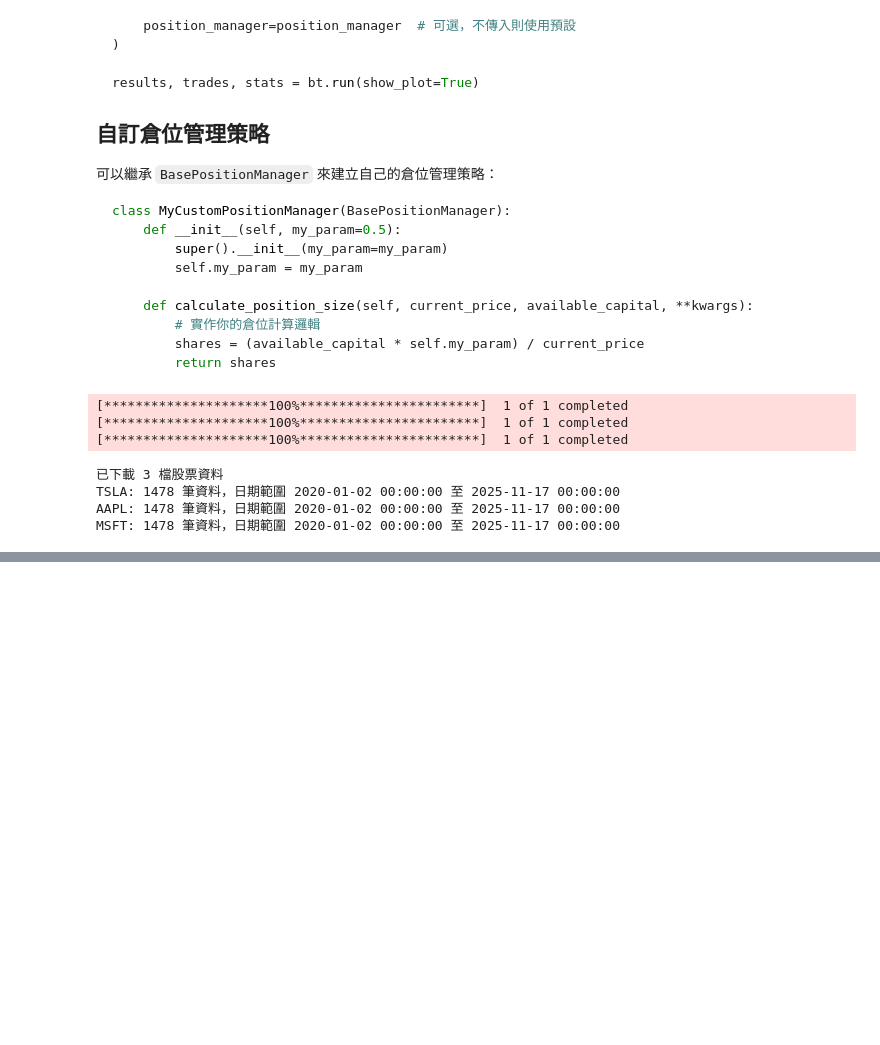
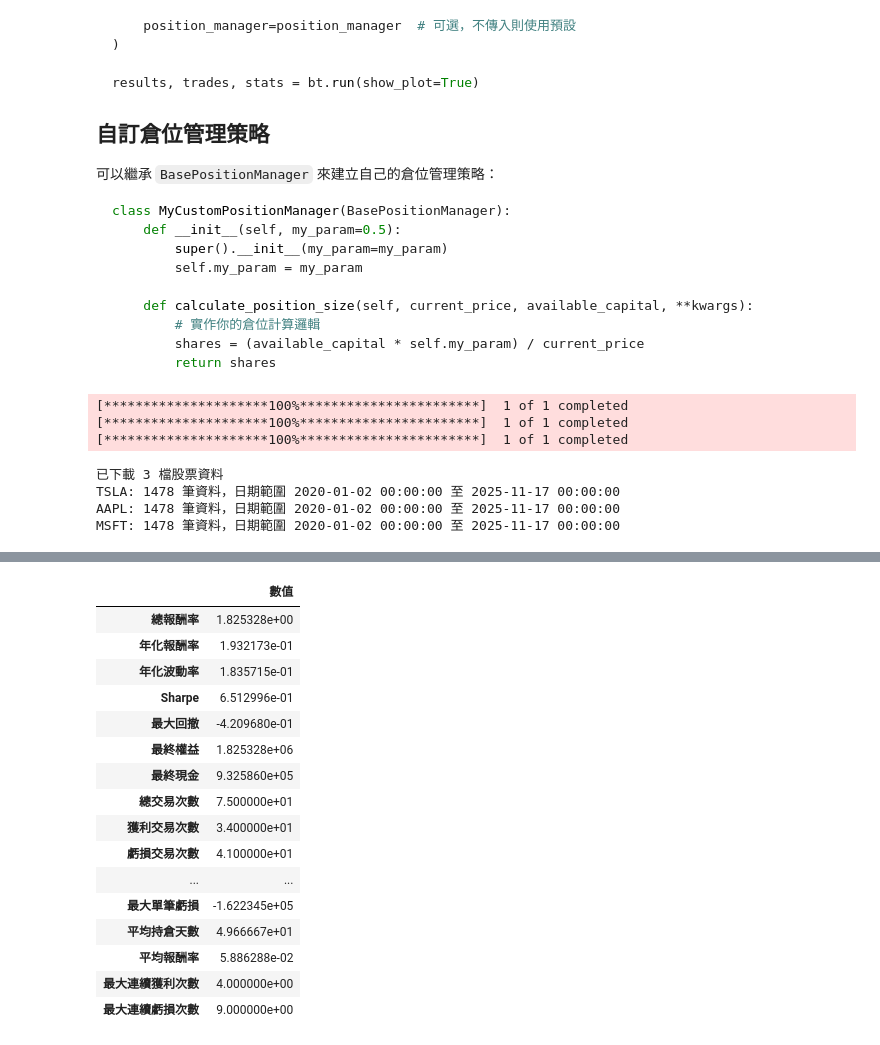
Before and after one commit to Alan-Cheng/q-trade, a Jupyter notebook: CH8.1-量化系統多股擇時模組.ipynb, the cells around one changed output, grey strips where cells are left out. Saved outputs shown, nothing was run; the diff lists cells and outputs as text; code cells hidden in the pictures; blank space fills up the shorter version.

```diff
--- a/CH8.1-量化系統多股擇時模組.ipynb
+++ b/CH8.1-量化系統多股擇時模組.ipynb
@@ -1516,0 +2139,21 @@ fix ratio (30%) 1.930909 0.200686 1.292756 -0.081050    65 1.930909e+06
+# %%
+# metrics_df 裡面有所有指標跟數值
+metrics_df
+# %% [output]
+|  | 數值 |
+| 總報酬率 | 1.825328e+00 |
+| 年化報酬率 | 1.932173e-01 |
+| 年化波動率 | 1.835715e-01 |
+| Sharpe | 6.512996e-01 |
+| 最大回撤 | -4.209680e-01 |
+| 最終權益 | 1.825328e+06 |
+| 最終現金 | 9.325860e+05 |
+| 總交易次數 | 7.500000e+01 |
+| 獲利交易次數 | 3.400000e+01 |
+| 虧損交易次數 | 4.100000e+01 |
+| ... | ... |
+| 最大單筆虧損 | -1.622345e+05 |
+| 平均持倉天數 | 4.966667e+01 |
+| 平均報酬率 | 5.886288e-02 |
+| 最大連續獲利次數 | 4.000000e+00 |
+| 最大連續虧損次數 | 9.000000e+00 |
```
Also changed, not shown: parts of 10 cells of this notebook.
